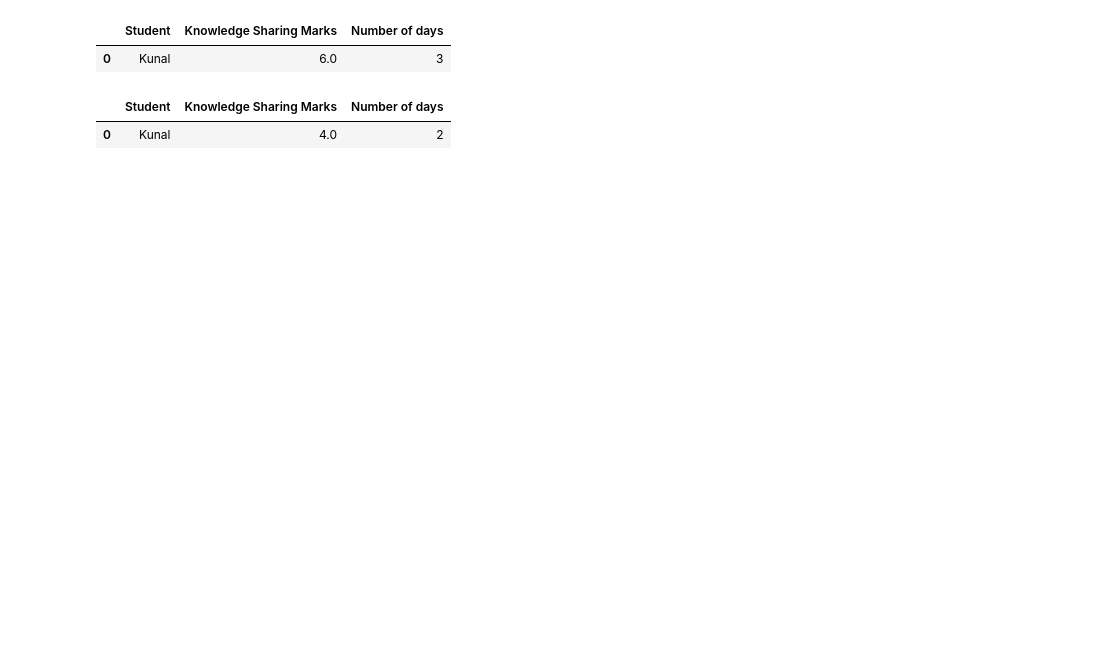
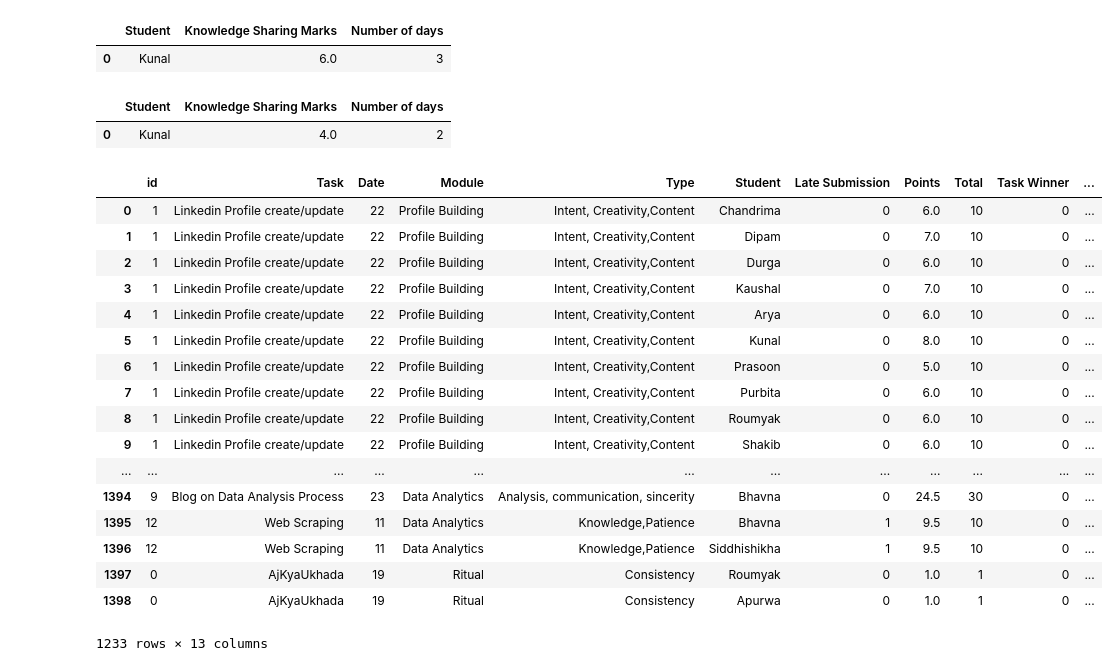
Before and after one commit to kunal-gohrani/Student-Report-Automation, a Jupyter notebook: Notebooks/AnalysisScript.ipynb, the cells around one changed output. Cells and saved outputs as stored; diff of their text form; code cells hidden in the pictures; blank space fills up the shorter version.

```diff
--- a/Notebooks/AnalysisScript.ipynb
+++ b/Notebooks/AnalysisScript.ipynb
@@ -252,3 +258,24 @@ a.student_knowledge_marks('Kunal',month_name='August')[0]
 # %% [output]
 |  | Student | Knowledge Sharing Marks | Number of days |
 | 0 | Kunal | 4.0 | 2 |
+# %%
+a.data
+# %% [output]
+|  | id | Task | Date | Module | Type | Student | Late Submission | Points | Total | Task Winner | ... |
+| 0 | 1 | Linkedin Profile create/update | 22 | Profile Building | Intent, Creativity,Content | Chandrima | 0 | 6.0 | 10 | 0 | ... |
+| 1 | 1 | Linkedin Profile create/update | 22 | Profile Building | Intent, Creativity,Content | Dipam | 0 | 7.0 | 10 | 0 | ... |
+| 2 | 1 | Linkedin Profile create/update | 22 | Profile Building | Intent, Creativity,Content | Durga | 0 | 6.0 | 10 | 0 | ... |
+| 3 | 1 | Linkedin Profile create/update | 22 | Profile Building | Intent, Creativity,Content | Kaushal | 0 | 7.0 | 10 | 0 | ... |
+| 4 | 1 | Linkedin Profile create/update | 22 | Profile Building | Intent, Creativity,Content | Arya | 0 | 6.0 | 10 | 0 | ... |
+| 5 | 1 | Linkedin Profile create/update | 22 | Profile Building | Intent, Creativity,Content | Kunal | 0 | 8.0 | 10 | 0 | ... |
+| 6 | 1 | Linkedin Profile create/update | 22 | Profile Building | Intent, Creativity,Content | Prasoon | 0 | 5.0 | 10 | 0 | ... |
+| 7 | 1 | Linkedin Profile create/update | 22 | Profile Building | Intent, Creativity,Content | Purbita | 0 | 6.0 | 10 | 0 | ... |
+| 8 | 1 | Linkedin Profile create/update | 22 | Profile Building | Intent, Creativity,Content | Roumyak | 0 | 6.0 | 10 | 0 | ... |
+| 9 | 1 | Linkedin Profile create/update | 22 | Profile Building | Intent, Creativity,Content | Shakib | 0 | 6.0 | 10 | 0 | ... |
+| ... | ... | ... | ... | ... | ... | ... | ... | ... | ... | ... | ... |
+| 1394 | 9 | Blog on Data Analysis Process | 23 | Data Analytics | Analysis, communication, sincerity | Bhavna | 0 | 24.5 | 30 | 0 | ... |
+| 1395 | 12 | Web Scraping | 11 | Data Analytics | Knowledge,Patience | Bhavna | 1 | 9.5 | 10 | 0 | ... |
+| 1396 | 12 | Web Scraping | 11 | Data Analytics | Knowledge,Patience | Siddhishikha | 1 | 9.5 | 10 | 0 | ... |
+| 1397 | 0 | AjKyaUkhada | 19 | Ritual | Consistency | Roumyak | 0 | 1.0 | 1 | 0 | ... |
+| 1398 | 0 | AjKyaUkhada | 19 | Ritual | Consistency | Apurwa | 0 | 1.0 | 1 | 0 | ... |
+1233 rows × 13 columns
```
Also changed, not shown: parts of 6 cells of this notebook, 2 other files.
